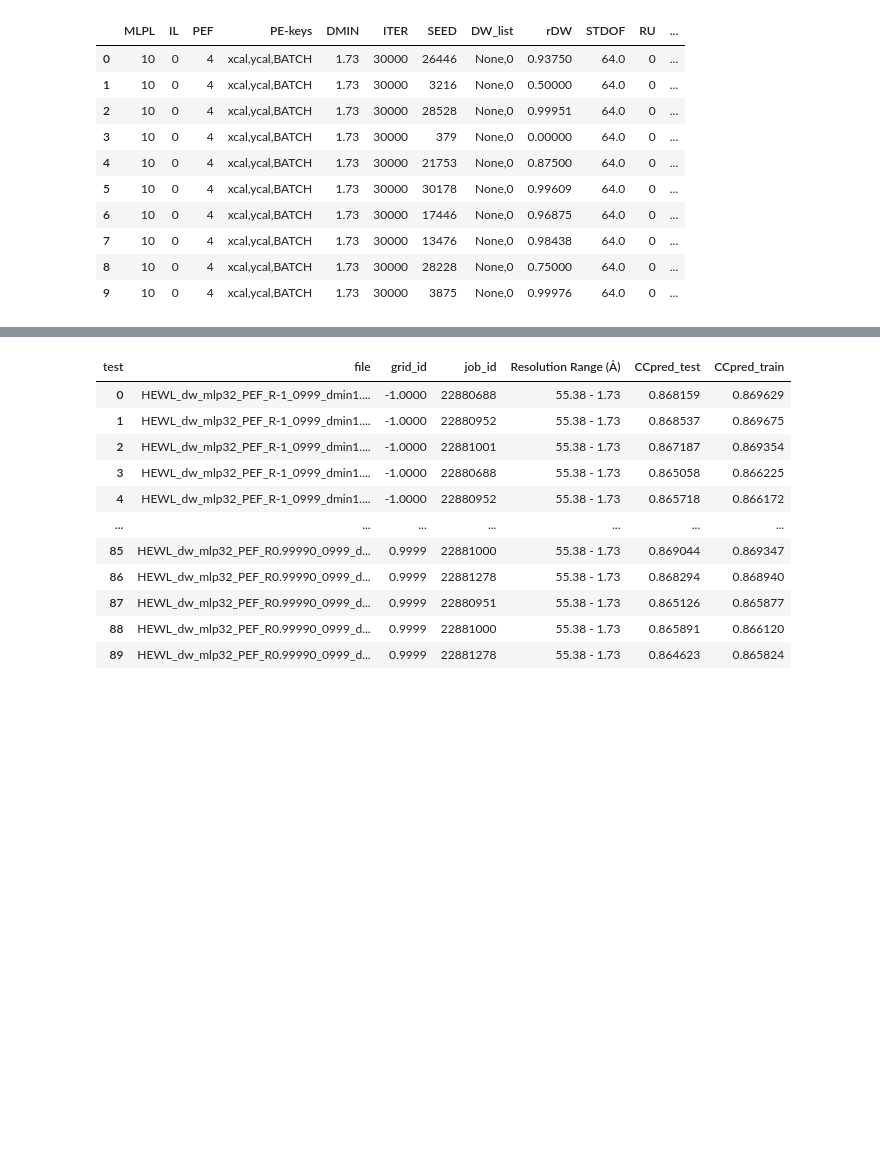
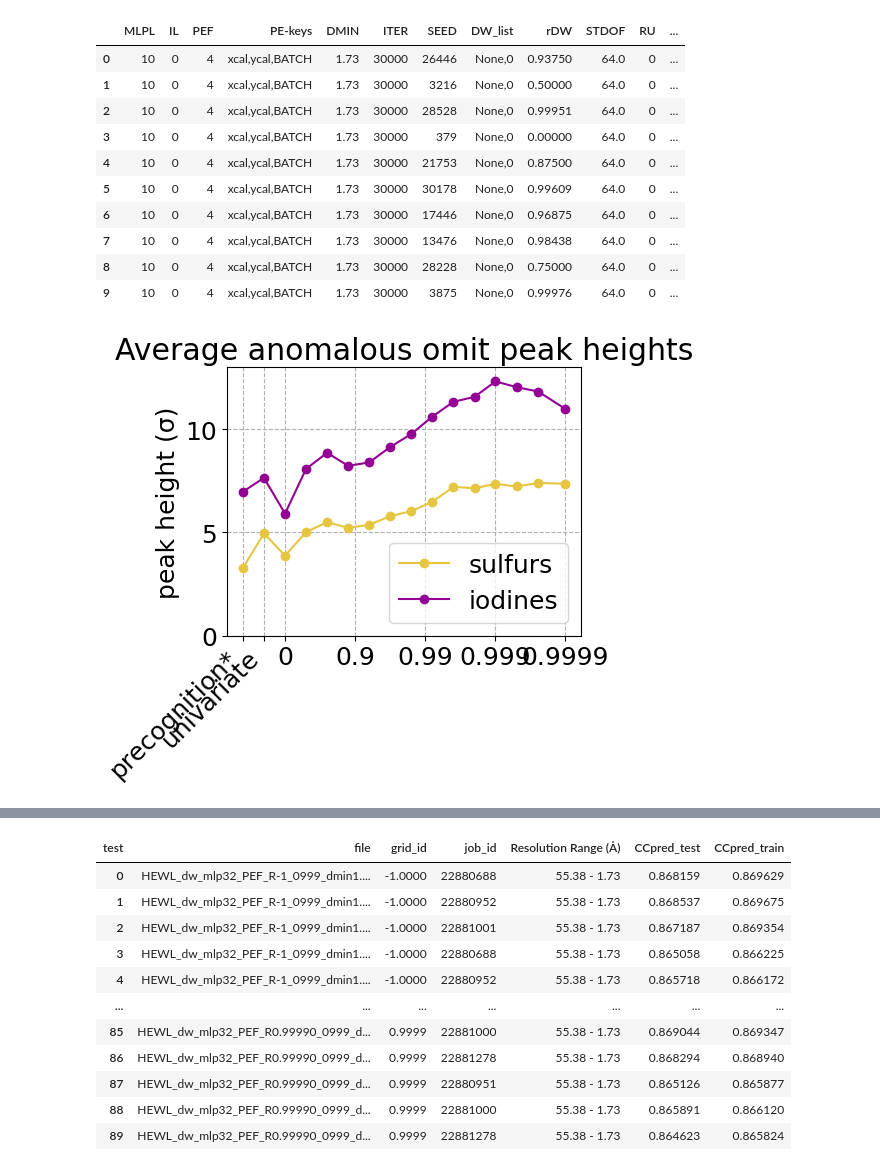
Before and after one commit to Hekstra-Lab/dw-examples, a Jupyter notebook: lysozyme/Inspect_Careless_param_grid.ipynb, the cells around one changed output, grey strips where cells are left out. Cells and saved outputs as stored; diff of their text form; code cells hidden in the pictures; blank space fills up the shorter version.

```diff
--- a/lysozyme/Inspect_Careless_param_grid.ipynb
+++ b/lysozyme/Inspect_Careless_param_grid.ipynb
@@ -317,0 +306,33 @@ all_params.head(10)
+# %%
+sulfur_atoms = []
+iodine_atoms = []
+for name in all_results_peak_heights.columns:
+    if name[:3] == "IOD":
+        iodine_atoms.append(name)
+    else:
+        sulfur_atoms.append(name)
+
+iodines = all_results_peak_heights[iodine_atoms].mean(axis=1).to_numpy()
+sulfurs = all_results_peak_heights[sulfur_atoms].mean(axis=1).to_numpy()
+
+fig,ax = plt.subplots(figsize=[5.5,5])
+plt.plot(np.log10(1-all_results_peak_heights["rDW"]),sulfurs,'o-',c=(0.9,0.775,0.25),label="sulfurs")
+plt.plot(np.log10(1-all_results_peak_heights["rDW"]),iodines,'o-',c=(0.580392157,0.0,0.580392157),label="iodines")
+plt.grid(linestyle="--")
+
+plt.gca().invert_xaxis()
+plt.xticks(ticks=[-4,-3,-2,-1,0, 0.303, 0.606],labels=["0.9999","0.999","0.99","0.9","0","univariate","precognition*"])
+ax.set_ylim([0,13])
+ticks = ax.get_xticklabels()
+ticks[-1].set_rotation(45)
+ticks[-1].set_ha("right")
+ticks[-2].set_rotation(45)
+ticks[-2].set_ha("right")
+ax.legend(loc='lower right')
+plt.title("Average anomalous omit peak heights")
+plt.ylabel("peak height (σ)")
+plt.tight_layout()
+plt.savefig("average_peak_heights.svg",bbox_inches="tight")
+plt.show()
+# %% [output]
+[figure, added]
```
Also changed, not shown: parts of 7 cells of this notebook, 16 other files.
